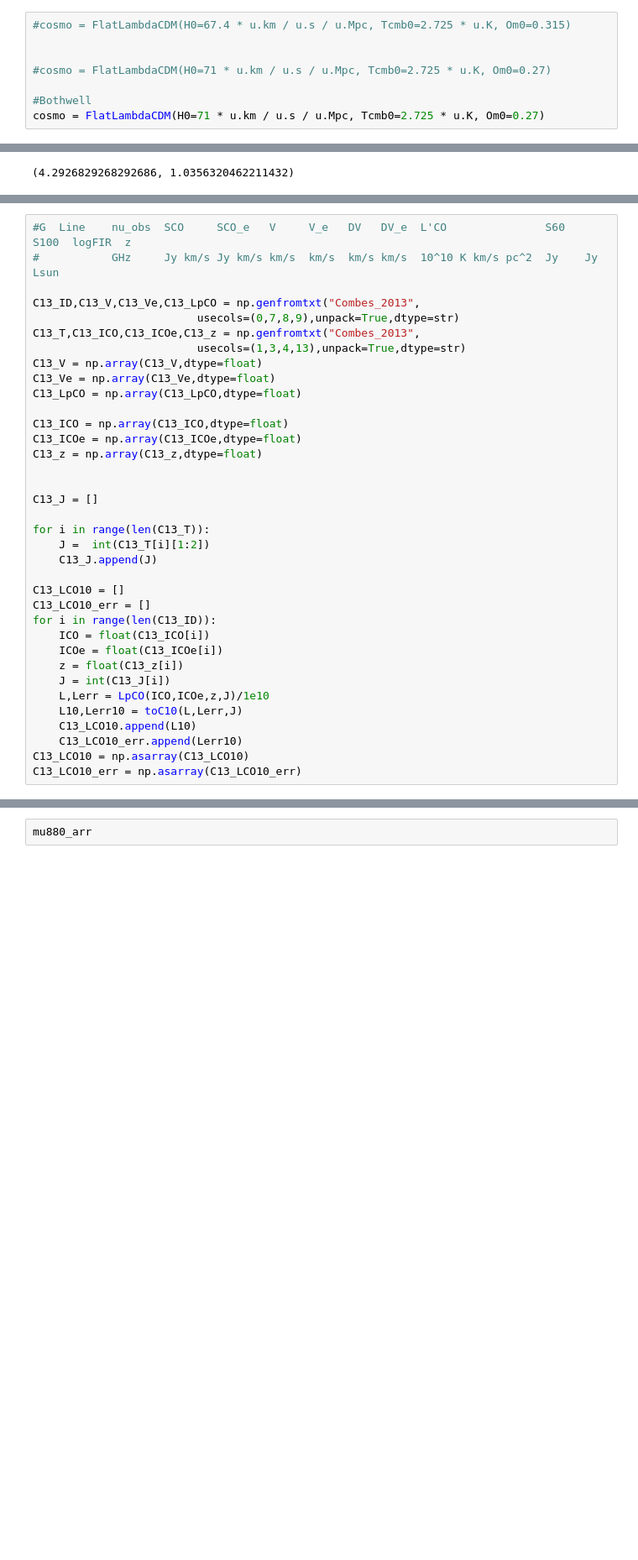
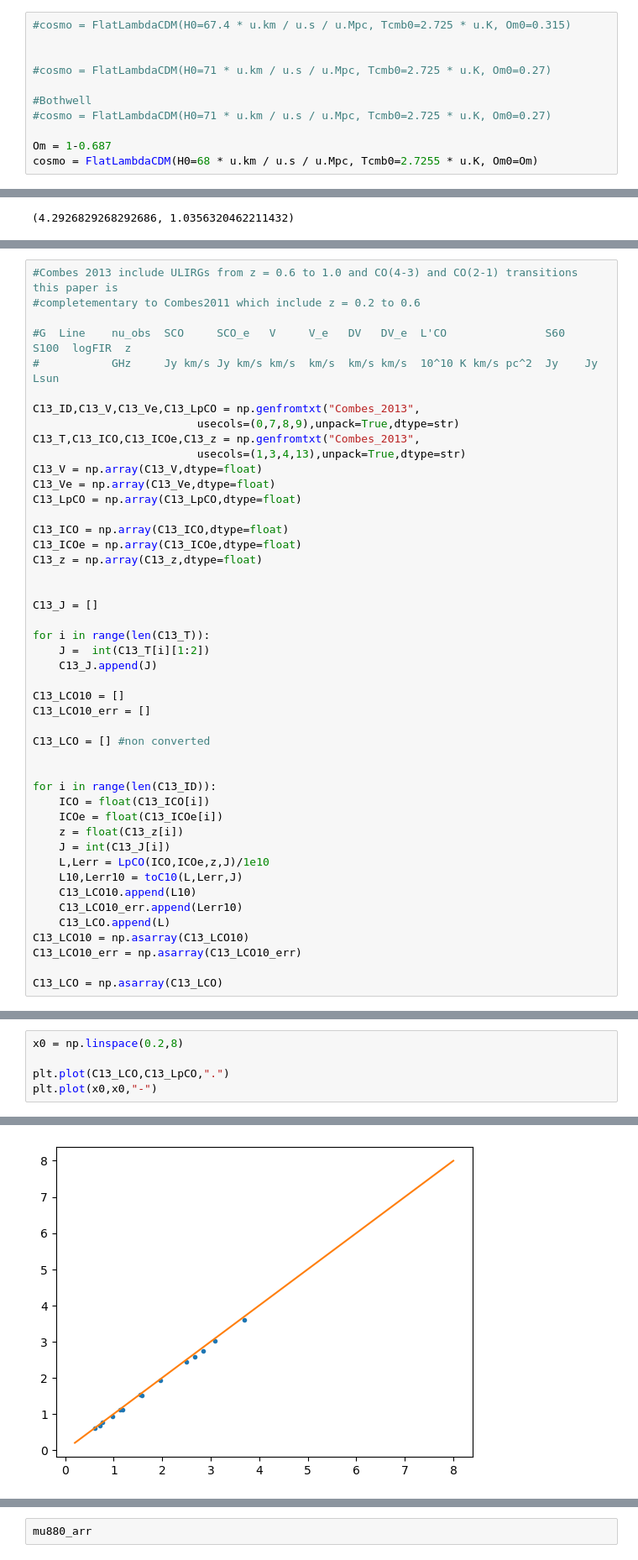
Before and after one commit to cpvargas/ACT_ALMA, a Jupyter notebook: CO_line-test2.ipynb, the cells around one changed output, grey strips where cells are left out. Shown at 84% size. Drawn from its saved outputs; the diff is of its cells as text; blank space fills up the shorter version.

```diff
--- a/CO_line-test2.ipynb
+++ b/CO_line-test2.ipynb
@@ -16,7 +16,10 @@ from astropy.cosmology import Planck18 as Planck
 #cosmo = FlatLambdaCDM(H0=71 * u.km / u.s / u.Mpc, Tcmb0=2.725 * u.K, Om0=0.27)
 
 #Bothwell
-cosmo = FlatLambdaCDM(H0=71 * u.km / u.s / u.Mpc, Tcmb0=2.725 * u.K, Om0=0.27)
+#cosmo = FlatLambdaCDM(H0=71 * u.km / u.s / u.Mpc, Tcmb0=2.725 * u.K, Om0=0.27)
+
+Om = 1-0.687
+cosmo = FlatLambdaCDM(H0=68 * u.km / u.s / u.Mpc, Tcmb0=2.7255 * u.K, Om0=Om)
 # %%
 # Table 4 from Bothwell
 
@@ -244,6 +250,9 @@ plt.plot(x0,x0,"-")
 [<matplotlib.lines.Line2D at 0x...>]
 [figure]
 # %%
+#Combes 2013 include ULIRGs from z = 0.6 to 1.0 and CO(4-3) and CO(2-1) transitions this paper is
+#completementary to Combes2011 which include z = 0.2 to 0.6
+
 #G  Line    nu_obs  SCO     SCO_e   V     V_e   DV   DV_e  L'CO               S60   S100  logFIR  z
 #           GHz     Jy km/s Jy km/s km/s  km/s  km/s km/s  10^10 K km/s pc^2  Jy    Jy    Lsun
 
@@ -268,6 +277,10 @@ for i in range(len(C13_T)):
 
 C13_LCO10 = []
 C13_LCO10_err = []
+
+C13_LCO = [] #non converted
+
+
 for i in range(len(C13_ID)):
     ICO = float(C13_ICO[i])
     ICOe = float(C13_ICOe[i])
@@ -277,8 +290,11 @@ for i in range(len(C13_ID)):
     L10,Lerr10 = toC10(L,Lerr,J)
     C13_LCO10.append(L10)
     C13_LCO10_err.append(Lerr10)
+    C13_LCO.append(L)
 C13_LCO10 = np.asarray(C13_LCO10)
 C13_LCO10_err = np.asarray(C13_LCO10_err)
+
+C13_LCO = np.asarray(C13_LCO)
 # %%
 
 x0 = np.linspace(0.2,8)
@@ -288,3 +304,9 @@ plt.plot(x0,x0,"-")
 # %% [output]
 [<matplotlib.lines.Line2D at 0x...>]
 [figure]
+# %%
+x0 = np.linspace(0.2,8)
+
+plt.plot(C13_LCO,C13_LpCO,".")
+plt.plot(x0,x0,"-")
+# %% [output]
@@ -291,3 +314,4 @@ plt.plot(x0,x0,"-")
+[figure, added]
 # %%
 #ID         T    z      V   Ve  ICO  ICOe LpCO  LpCOe nu
 
```
Also changed, not shown: parts of 28 cells of this notebook.
